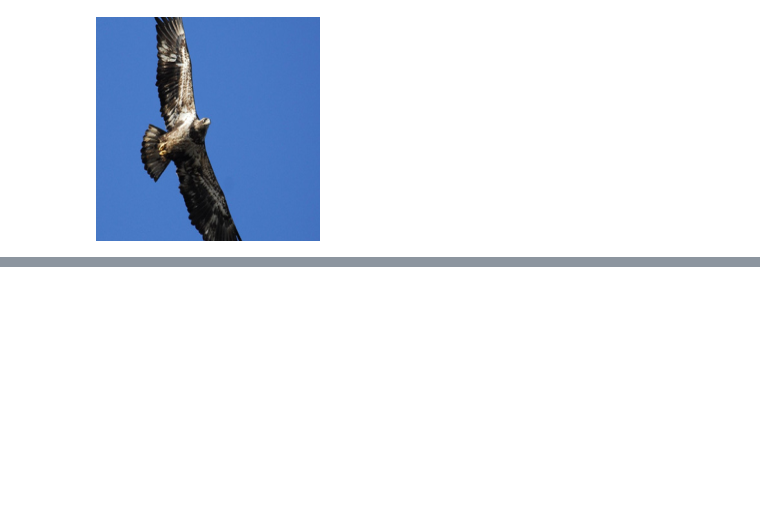
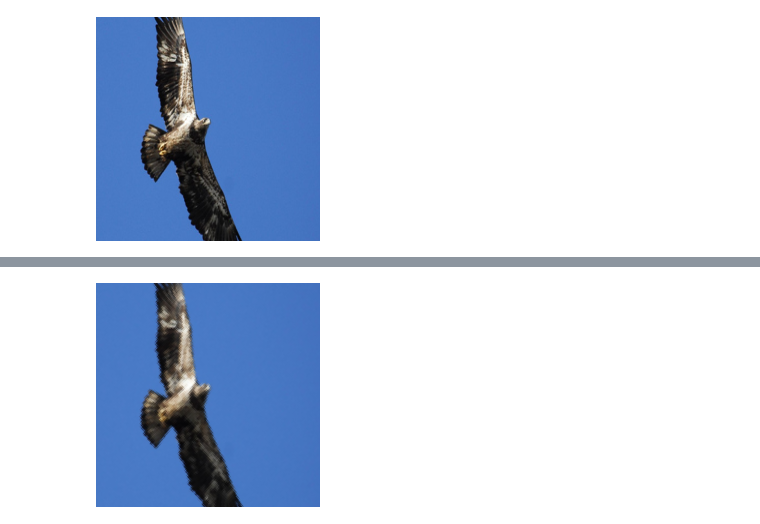
Before and after one commit to beotborry/ConformalXAI, a Jupyter notebook: explanation.ipynb, the cells around one changed output, grey strips where cells are left out. Cells and saved outputs as stored; diff of their text form; code cells hidden in the pictures; blank space fills up the shorter version.

```diff
--- a/explanation.ipynb
+++ b/explanation.ipynb
@@ -13,0 +15,3 @@ from captum.attr import LayerAttribution
+# %%
+T_spatial, T_inv_spatial, T_config = get_spatial_transform()
+T_config
@@ -32,3 +50,11 @@ center_crop_224(resize_322(orig_img))
+# %%
+center_crop_224(T_inv_spatial(resize_322(resize_224(T_spatial(resize_322(orig_img))))))
+
+
+# first_output = PIL2Tensor(center_crop_224(T_spatial(resize_322(orig_img))))
+# res = center_crop_224(T_inv_spatial(F.interpolate(first_output.unsqueeze(0), (322, 322), mode='bilinear')))
+# %% [output]
+[figure, added]
 # %%
 attr, _ = expl_func(_orig_img, "init")
 print(attr[0, 0, :, :])
```
Also changed, not shown: parts of 6 cells of this notebook, 38 other files.
